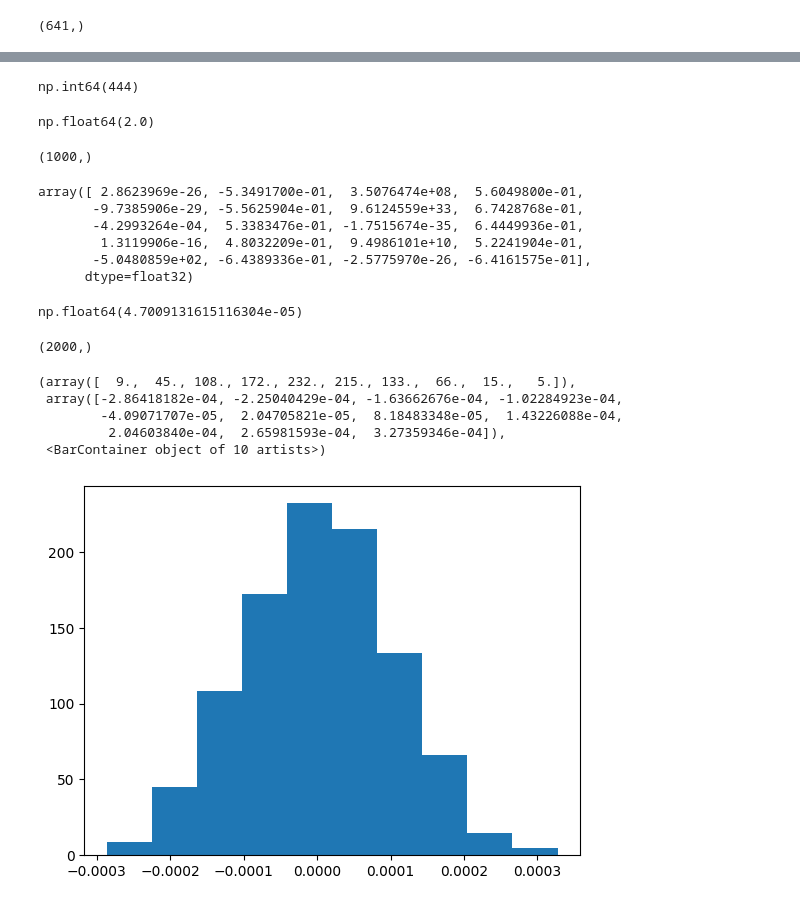
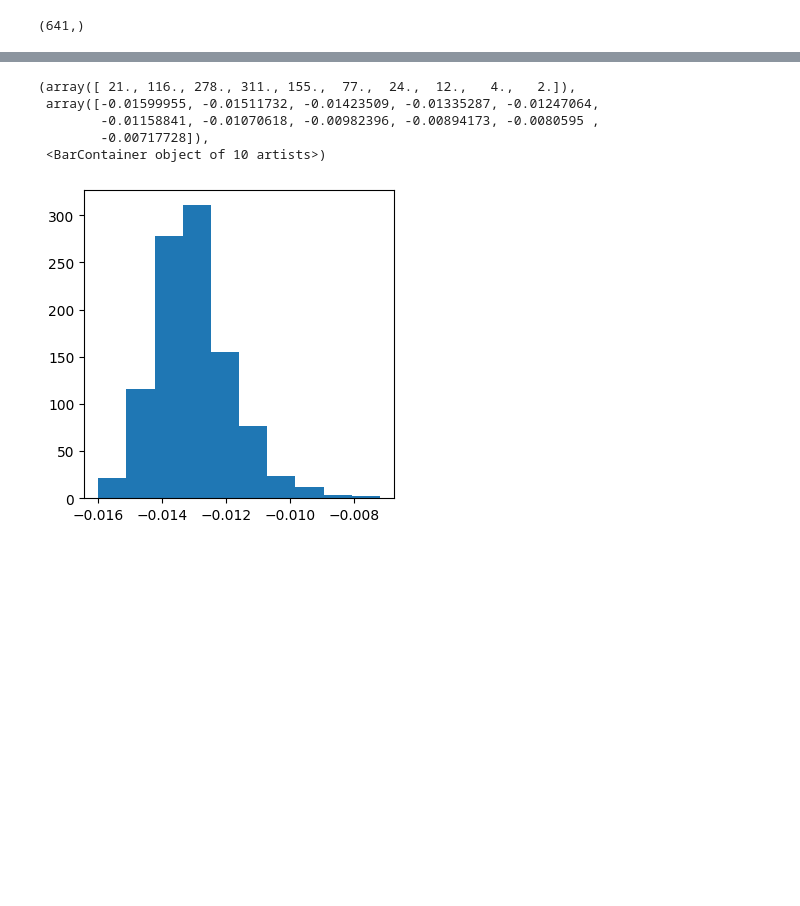
Before and after one commit to emiliocantuc/wolverine-events, a Jupyter notebook: scripts/idea.ipynb, the cells around one changed output, grey strips where cells are left out. Drawn from its saved outputs; the diff is of its cells as text; code cells hidden in the pictures; blank space fills up the shorter version.

```diff
--- a/scripts/idea.ipynb
+++ b/scripts/idea.ipynb
@@ -14,6 +14,7 @@ from sklearn.metrics.pairwise import euclidean_distances
 # First load everything
 centroids = np.load('../data/centroids.npy')
 current_embs = np.load('../data/current_embs.npy')
-# with open('../data/cluster_data/kmeans_model.pkl', 'rb') as f: m = pickle.load(f)
+with open('../data/cluster_data/kmeans_model.pkl', 'rb') as f: m = pickle.load(f)
+with open('../data/cluster_data/to_embed.json', 'r') as f: to_embed = json.loads(f.read())
 centroids.shape, current_embs.shape
 # %% [output]
@@ -89,11 +74,3 @@ array([357, 277, 620, 516, 356, 134, 228,  68,  30, 402, 257, 410, 401,
-# %%
-weights[0].argmax()
-# %% [output]
-np.int64(444)
-# %%
-(weights[0] * 2).sum()
-# %% [output]
-np.float64(2.0)
 # %%
 # user rated the event 0 as 2:
 user_ratings += 2 * weights[0]
@@ -114,30 +87,11 @@ row = db.execute(query, (user_id,)).fetchone()
-# %%
-np.frombuffer(row[0]).shape
-# %% [output]
-(1000,)
-# %%
-ratings[:20]
-# %% [output]
-array([ 2.8623969e-26, -5.3491700e-01,  3.5076474e+08,  5.6049800e-01,
-       -9.7385906e-29, -5.5625904e-01,  9.6124559e+33,  6.7428768e-01,
-       -4.2993264e-04,  5.3383476e-01, -1.7515674e-35,  6.4449936e-01,
-        1.3119906e-16,  4.8032209e-01,  9.4986101e+10,  5.2241904e-01,
-       -5.0480859e+02, -6.4389336e-01, -2.5775970e-26, -6.4161575e-01],
-      dtype=float32)
-# %%
-(np.random.rand(1000) * 1e-4).mean()
-# %% [output]
-np.float64(4.7009131615116304e-05)
-# %%
-ratings.shape
-# %% [output]
-(2000,)
+# %%
+ratings = get_user_ratings(db, 11)
 # %%
-plt.hist(ratings)
+plt.figure(figsize=(4,4)); plt.hist(ratings)
 # %% [output]
-(array([  9.,  45., 108., 172., 232., 215., 133.,  66.,  15.,   5.]),
- array([-2.86418182e-04, -2.25040429e-04, -1.63662676e-04, -1.02284923e-04,
-        -4.09071707e-05,  2.04705821e-05,  8.18483348e-05,  1.43226088e-04,
-         2.04603840e-04,  2.65981593e-04,  3.27359346e-04]),
+(array([ 21., 116., 278., 311., 155.,  77.,  24.,  12.,   4.,   2.]),
+ array([-0.01599955, -0.01511732, -0.01423509, -0.01335287, -0.01247064,
+        -0.01158841, -0.01070618, -0.00982396, -0.00894173, -0.0080595 ,
+        -0.00717728]),
  <BarContainer object of 10 artists>)
-[figure, old version]
+[figure, new version]
```
Also changed, not shown: parts of 13 cells of this notebook, 3 other files.
